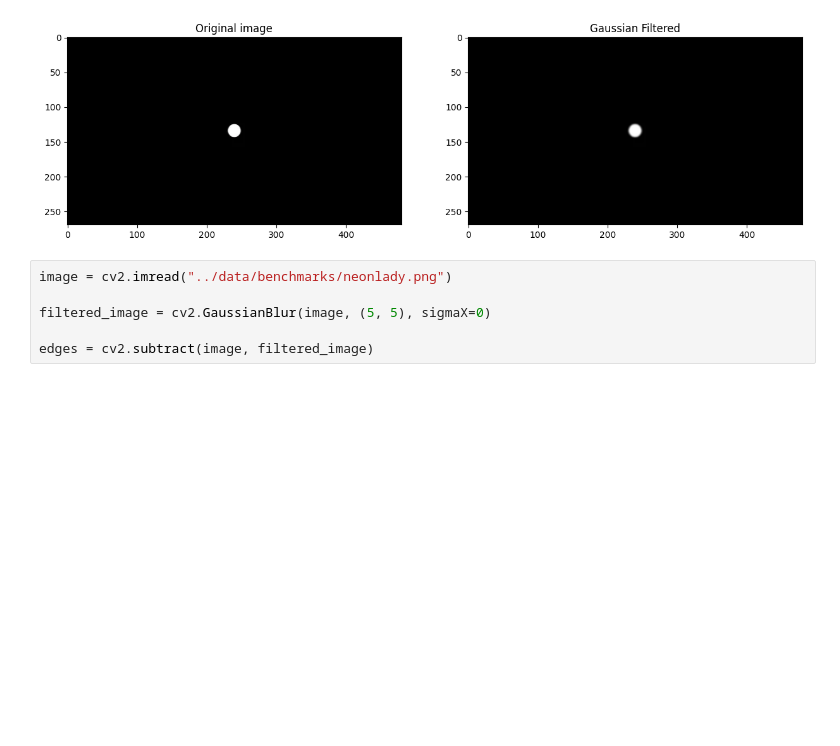
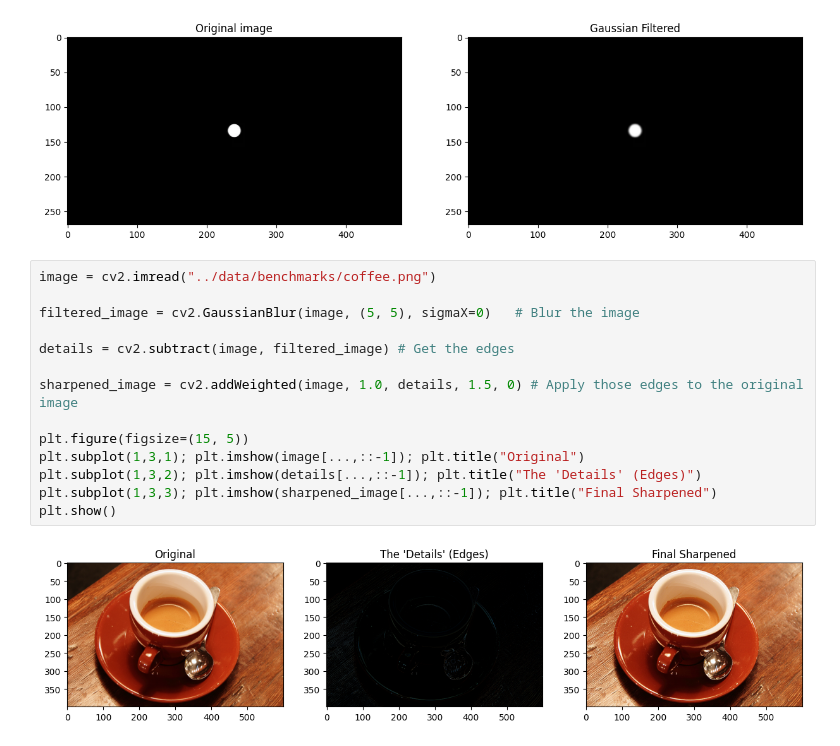
Before and after one commit to ayzrixsiev/Deep-Image-Processing-Lab, a Jupyter notebook: CAU | Week 6/Lab-1.ipynb, the cells around one changed output. Drawn from its saved outputs; the diff is of its cells as text; blank space fills up the shorter version.

```diff
--- a/CAU | Week 6/Lab-1.ipynb
+++ b/CAU | Week 6/Lab-1.ipynb
@@ -106,8 +106,18 @@ Weights for size 11, sigma 2.0
  [0.00881223]]
 [figure]
 # %%
-image = cv2.imread("../data/benchmarks/neonlady.png")
+image = cv2.imread("../data/benchmarks/coffee.png")
 
-filtered_image = cv2.GaussianBlur(image, (5, 5), sigmaX=0)
+filtered_image = cv2.GaussianBlur(image, (5, 5), sigmaX=0)   # Blur the image
 
-edges = cv2.subtract(image, filtered_image)
+details = cv2.subtract(image, filtered_image) # Get the edges
+
+sharpened_image = cv2.addWeighted(image, 1.0, details, 1.5, 0) # Apply those edges to the original image
+
+plt.figure(figsize=(15, 5))
+plt.subplot(1,3,1); plt.imshow(image[...,::-1]); plt.title("Original")
+plt.subplot(1,3,2); plt.imshow(details[...,::-1]); plt.title("The 'Details' (Edges)")
+plt.subplot(1,3,3); plt.imshow(sharpened_image[...,::-1]); plt.title("Final Sharpened")
+plt.show()
+# %% [output]
+[figure, added]
```
Also changed, not shown: 1 other file.
